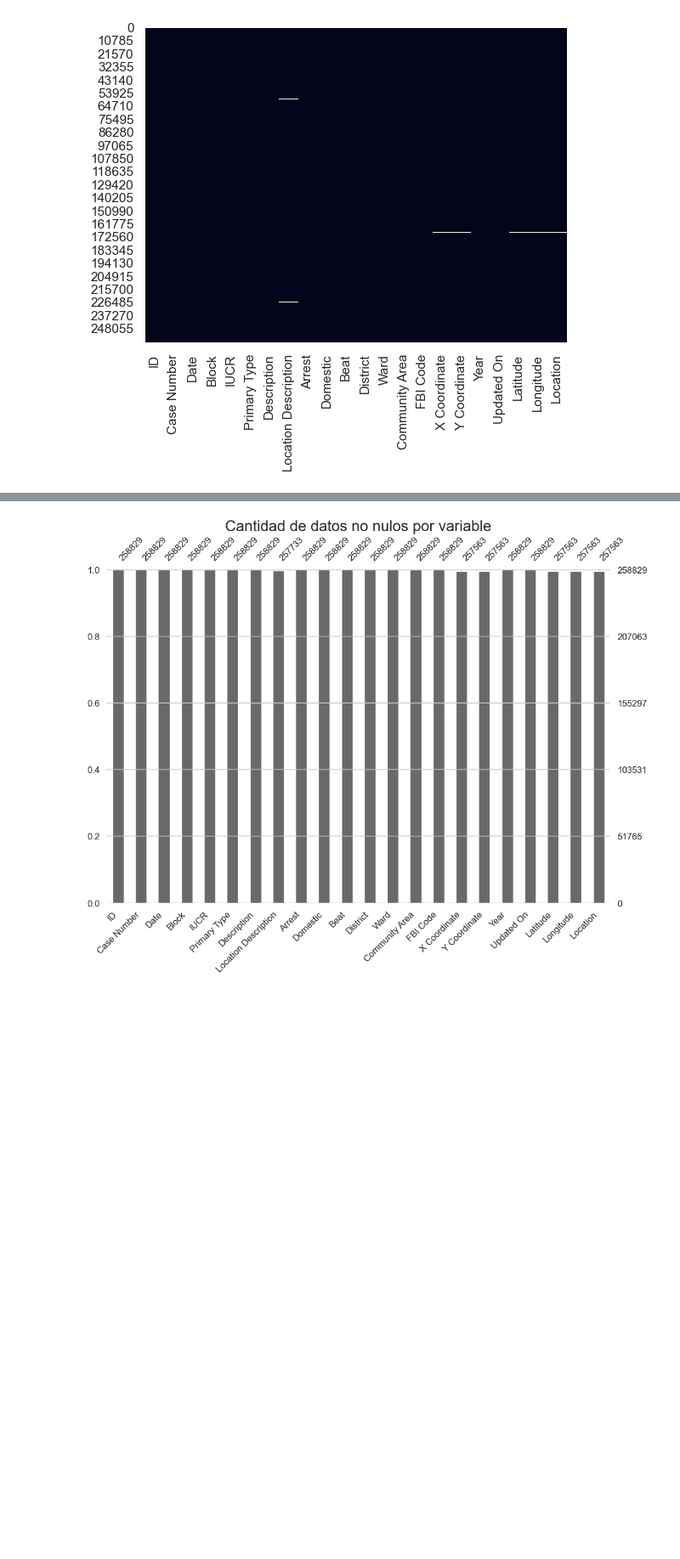
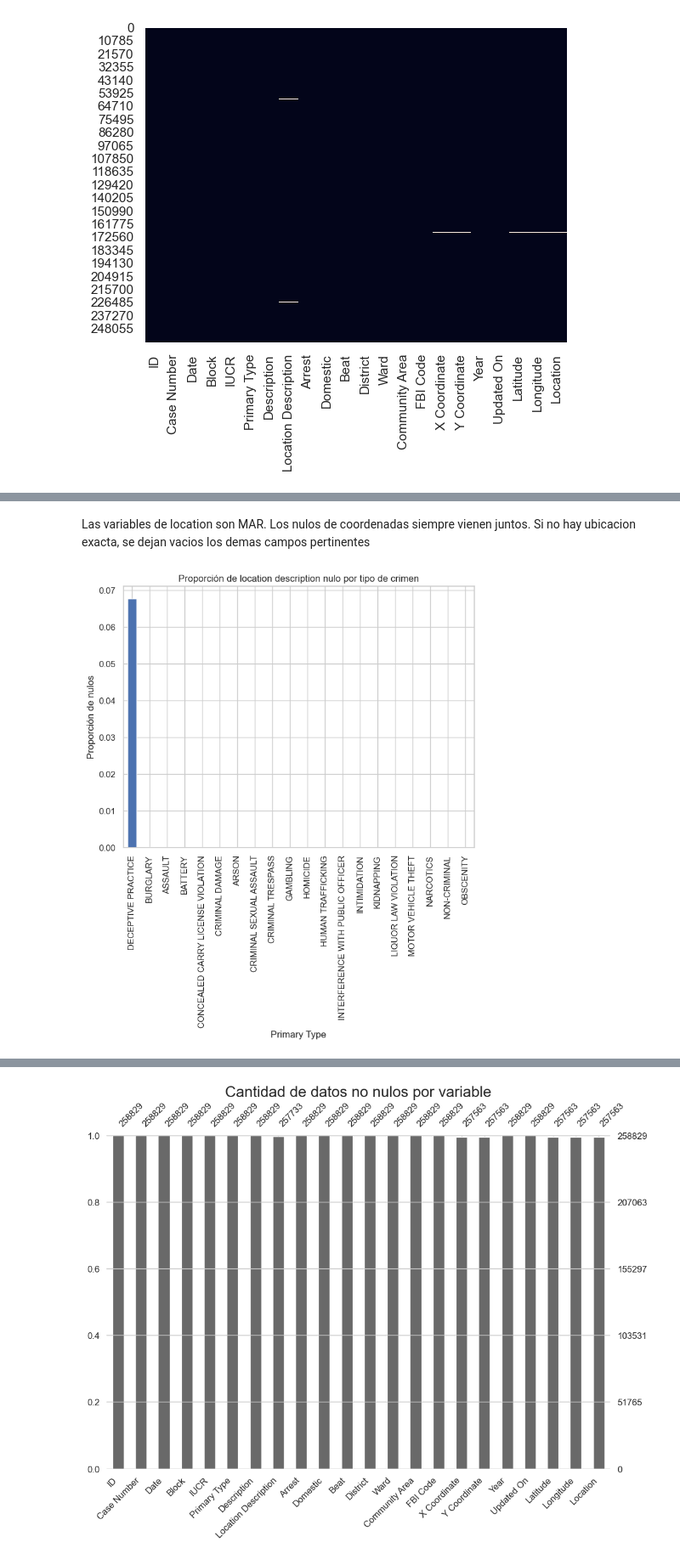
Before and after one commit to AlejandroValle99/trabajo_practico-AdD_g8, a Jupyter notebook: main.ipynb, the cells around one changed output, grey strips where cells are left out. Shown at 85% size. Saved outputs shown, nothing was run; the diff lists cells and outputs as text; code cells hidden in the pictures; blank space fills up the shorter version.

```diff
--- a/main.ipynb
+++ b/main.ipynb
@@ -322,0 +408,12 @@ plt.show()
+# %% [markdown]
+Las variables de location son MAR. Los nulos de coordenadas siempre vienen juntos. Si no hay ubicacion exacta, se dejan vacios los demas campos pertinentes
+# %%
+null_rate = df.groupby('Primary Type')['LocDesc_is_null'].mean().sort_values(ascending=False)
+
+plt.figure(figsize=(8,6))
+null_rate.head(20).plot(kind='bar')
+plt.ylabel("Proporción de nulos")
+plt.title("Proporción de location description nulo por tipo de crimen")
+plt.show()
+# %% [output]
+[figure, added]
```
Also changed, not shown: parts of 11 cells of this notebook, 2 other files.
